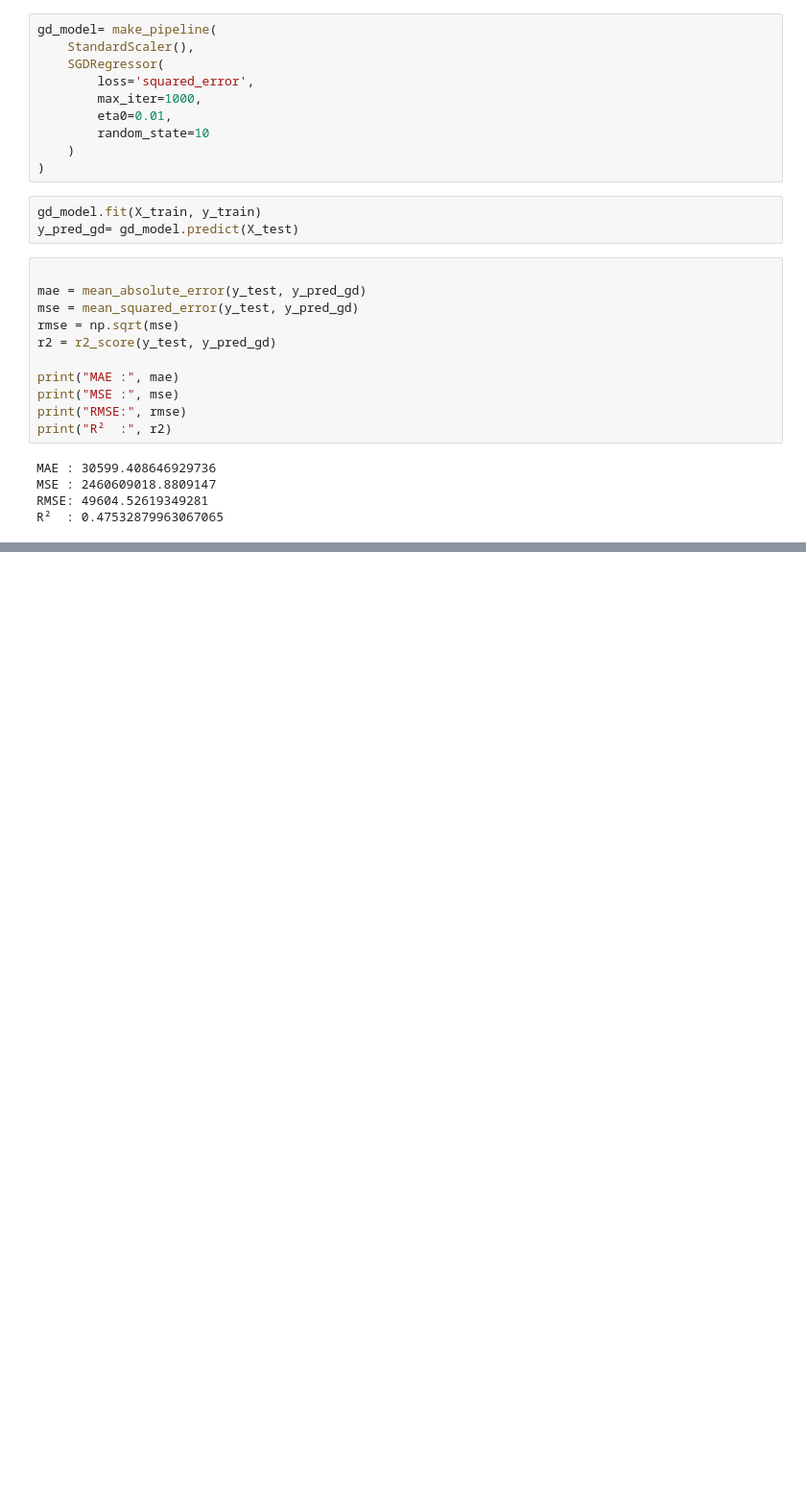
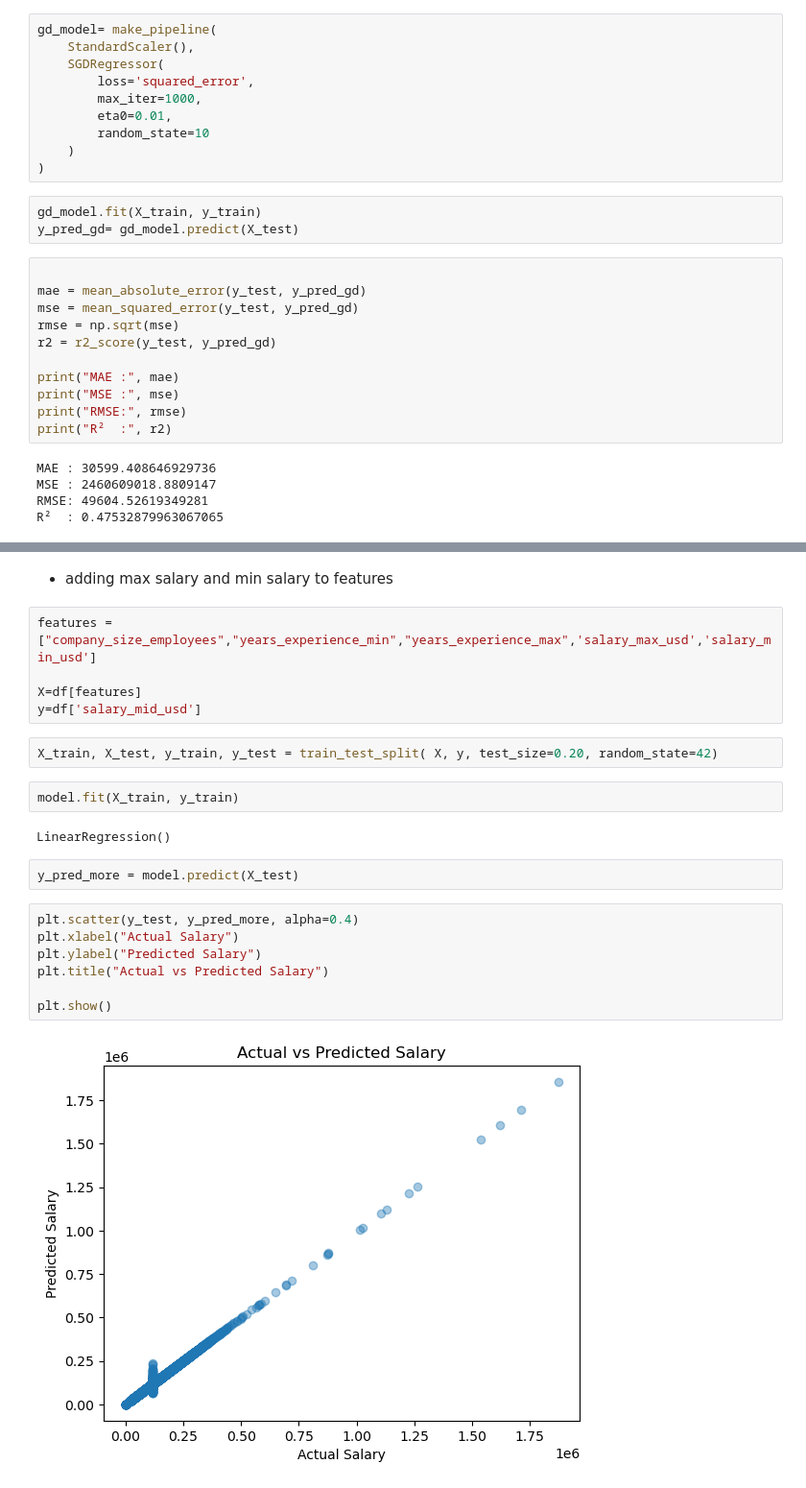
Before and after one commit to noobcoder909/MLCoE-task-3, a Jupyter notebook: supervised.ipynb, the cells around one changed output, grey strips where cells are left out. Shown at 96% size. Drawn from its saved outputs; the diff is of its cells as text; blank space fills up the shorter version.

```diff
--- a/supervised.ipynb
+++ b/supervised.ipynb
@@ -279,0 +293,24 @@ R²  : 0.47532879963067065
+# %% [markdown]
+- adding max salary and min salary to features
+# %%
+features = ["company_size_employees","years_experience_min","years_experience_max",'salary_max_usd','salary_min_usd']
+
+X=df[features]
+y=df['salary_mid_usd']
+# %%
+X_train, X_test, y_train, y_test = train_test_split( X, y, test_size=0.20, random_state=42)
+# %%
+model.fit(X_train, y_train)
+# %% [output]
+LinearRegression()
+# %%
+y_pred_more = model.predict(X_test)
+# %%
+plt.scatter(y_test, y_pred_more, alpha=0.4)
+plt.xlabel("Actual Salary")
+plt.ylabel("Predicted Salary")
+plt.title("Actual vs Predicted Salary")
+
+plt.show()
+# %% [output]
+[figure, added]
```
Also changed, not shown: parts of 6 cells of this notebook.
